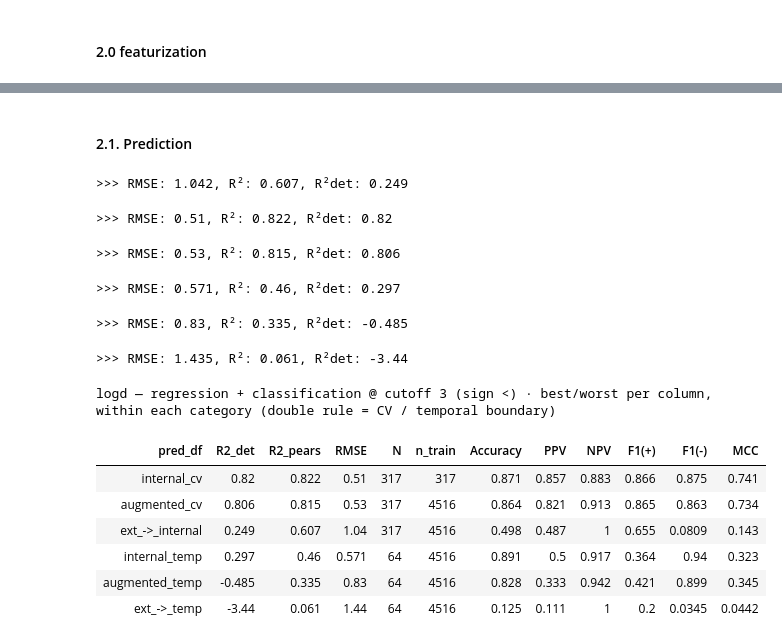
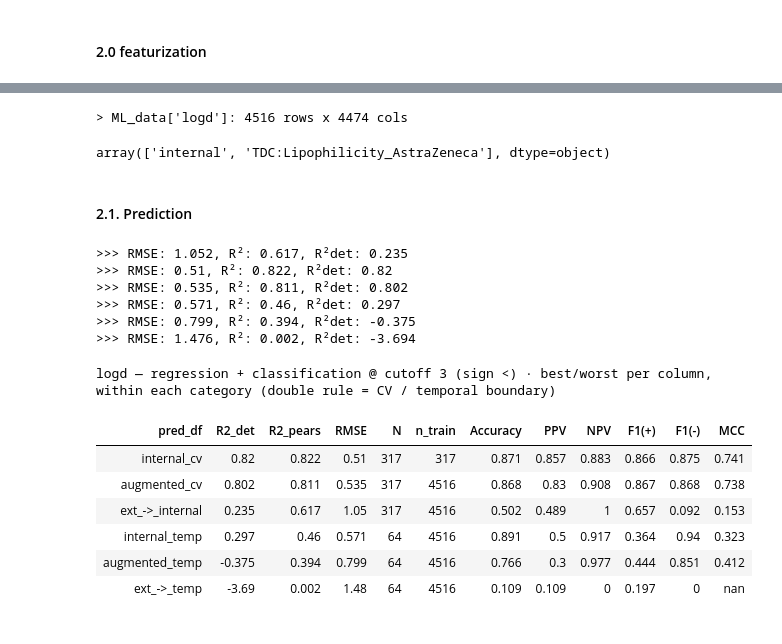
Before and after one commit to gtamo39/ADME_ML, a Jupyter notebook: vignettes/Multitask_adme_preds.ipynb, the cells around one changed output, grey strips where cells are left out. Cells and saved outputs as stored; diff of their text form; code cells hidden in the pictures.

```diff
--- a/vignettes/Multitask_adme_preds.ipynb
+++ b/vignettes/Multitask_adme_preds.ipynb
@@ -546,5 +450,3 @@ sns.despine(); plt.tight_layout(); plt.show()
 ## 2. LogD
 # %% [markdown]
 #### 2.0 featurization
-# %%
-metrics_results['logd'] = {}
@@ -583,2 +453,16 @@ array(['internal', 'TDC:Lipophilicity_AstraZeneca'], dtype=object)
+# %%
+k = 'logd'
+exec('data.build_ML_data_'+k+'()')
+assert stats_tools.check_ML_data(data.ML_data[k], extra_meta_cols=('source', 'origin'),verbose=False)
+data.dfs[k].origin.unique()
+# %% [output]
+> ML_data['logd']: 4516 rows x 4474 cols
+array(['internal', 'TDC:Lipophilicity_AstraZeneca'], dtype=object)
 # %% [markdown]
 #### 2.1. Prediction
+# %%
+## dataset formatting
+d        = data.ML_data[k].assign(_ik=fn.smiles_to_inchikeys(data.ML_data[k].smiles))
+internal = d[d.source == 'internal']
+pub      = d[(d.source == 'EXP') & ~d._ik.isin(set(internal._ik.dropna()))]              # drop internal-twin leaks
+origins  = pub.origin.value_counts().loc[lambda s: s > 1000].index.tolist()
@@ -585,10 +475,8 @@ array(['internal', 'TDC:Lipophilicity_AstraZeneca'], dtype=object)
 # %%
-## dataset formatting
-d        = data.ML_data['logd'].assign(_ik=[Chem.MolToInchiKey(m) if (m := Chem.MolFromSmiles(s)) else None for s in data.ML_data['logd'].smiles])
-internal = d[d.source == 'internal']
-pub      = d[(d.source == 'EXP') & ~d._ik.isin(set(internal._ik.dropna()))]              # drop internal-twin leaks
-origins  = pub.origin.value_counts().loc[lambda s: s > 1000].index.tolist()
-pub_ids  = pub.compound.tolist() #_> [PUB....]
+## select best combo and update
+combo    = [o for o in origins if o in ['TDC:Lipophilicity_AstraZeneca']]
+
+pub_ids  = pub.compound[pub.origin.isin(combo)].tolist() #_> [PUB....]
 int_ids  = internal.compound.to_numpy()
 fold_ids = [[list(int_ids[tr]), list(int_ids[te])] for tr, te in KFold(5, shuffle=True, random_state=42).split(int_ids)]
 fold_ids_aug = [[tr + pub_ids, te] for tr, te in fold_ids] # reuse the internal folds; public added to TRAIN only, never test
@@ -599,29 +487,30 @@ cut      = int(len(order) * 0.8)
 train_temp_ids, test_temp_ids = list(order[:cut]), list(order[cut:])
 # %%
 ## run predictions
-col2rm                  = ['compound', 'smiles', 'label', 'source', 'origin', '_ik']
-metrics_results['logd'] = predict_and_record(d, metrics_results['logd'], 'ext_->_internal', [[pub_ids, int_ids]] , col2rm , model ) # external -> internal
-metrics_results['logd'] = predict_and_record(internal, metrics_results['logd'], 'internal_cv', fold_ids , col2rm , model ) # internal cv
-metrics_results['logd'] = predict_and_record(d, metrics_results['logd'], 'augmented_cv', fold_ids_aug , col2rm , model ) # augmented cv
-metrics_results['logd'] = predict_and_record(d, metrics_results['logd'], 'internal_temp', [[train_temp_ids, test_temp_ids]] , col2rm , model ) # temporal internal
-metrics_results['logd'] = predict_and_record(d, metrics_results['logd'], 'augmented_temp', [[train_temp_ids + pub_ids, test_temp_ids]] , col2rm , model ) # temporal augmented
-metrics_results['logd'] = predict_and_record(d, metrics_results['logd'], 'ext_->_temp', [[pub_ids, test_temp_ids]] , col2rm , model ) # transfer on hold out test set
-logd_summary = endpoint_metrics_table_from_dict(metrics_results['logd'], 'logd')
+metrics_results[k] = {}
+col2rm             = ['compound', 'smiles', 'label', 'source', 'origin', '_ik']
+metrics_results[k] = predict_and_record(d, metrics_results[k], 'ext_->_internal', [[pub_ids, int_ids]] , col2rm , model ) # external -> internal
+metrics_results[k] = predict_and_record(internal, metrics_results[k], 'internal_cv', fold_ids , col2rm , model ) # internal cv
+metrics_results[k] = predict_and_record(d, metrics_results[k], 'augmented_cv', fold_ids_aug , col2rm , model ) # augmented cv
+metrics_results[k] = predict_and_record(d, metrics_results[k], 'internal_temp', [[train_temp_ids, test_temp_ids]] , col2rm , model ) # temporal internal
+metrics_results[k] = predict_and_record(d, metrics_results[k], 'augmented_temp', [[train_temp_ids + pub_ids, test_temp_ids]] , col2rm , model ) # temporal augmented
+metrics_results[k] = predict_and_record(d, metrics_results[k], 'ext_->_temp', [[pub_ids, test_temp_ids]] , col2rm , model ) # transfer on hold out test set
+logd_summary       = endpoint_metrics_table_from_dict(metrics_results[k], k)
 # %% [output]
->>> RMSE: 1.042, R²: 0.607, R²det: 0.249
+>>> RMSE: 1.052, R²: 0.617, R²det: 0.235
+>>> RMSE: 0.51, R²: 0.822, R²det: 0.82
+>>> RMSE: 0.535, R²: 0.811, R²det: 0.802
+>>> RMSE: 0.571, R²: 0.46, R²det: 0.297
+>>> RMSE: 0.799, R²: 0.394, R²det: -0.375
+>>> RMSE: 1.476, R²: 0.002, R²det: -3.694
->>> RMSE: 0.51, R²: 0.822, R²det: 0.82
+logd — regression + classification @ cutoff 3 (sign <) · best/worst per column, within each category (double rule = CV / temporal boundary)
->>> RMSE: 0.53, R²: 0.815, R²det: 0.806
->>> RMSE: 0.571, R²: 0.46, R²det: 0.297
->>> RMSE: 0.83, R²: 0.335, R²det: -0.485
->>> RMSE: 1.435, R²: 0.061, R²det: -3.44
-logd — regression + classification @ cutoff 3 (sign <) · best/worst per column, within each category (double rule = CV / temporal boundary)
 | pred_df | R2_det | R2_pears | RMSE | N | n_train | Accuracy | PPV | NPV | F1(+) | F1(-) | MCC |
 | internal_cv | 0.82 | 0.822 | 0.51 | 317 | 317 | 0.871 | 0.857 | 0.883 | 0.866 | 0.875 | 0.741 |
-| augmented_cv | 0.806 | 0.815 | 0.53 | 317 | 4516 | 0.864 | 0.821 | 0.913 | 0.865 | 0.863 | 0.734 |
-| ext_->_internal | 0.249 | 0.607 | 1.04 | 317 | 4516 | 0.498 | 0.487 | 1 | 0.655 | 0.0809 | 0.143 |
+| augmented_cv | 0.802 | 0.811 | 0.535 | 317 | 4516 | 0.868 | 0.83 | 0.908 | 0.867 | 0.868 | 0.738 |
+| ext_->_internal | 0.235 | 0.617 | 1.05 | 317 | 4516 | 0.502 | 0.489 | 1 | 0.657 | 0.092 | 0.153 |
 | internal_temp | 0.297 | 0.46 | 0.571 | 64 | 4516 | 0.891 | 0.5 | 0.917 | 0.364 | 0.94 | 0.323 |
-| augmented_temp | -0.485 | 0.335 | 0.83 | 64 | 4516 | 0.828 | 0.333 | 0.942 | 0.421 | 0.899 | 0.345 |
-| ext_->_temp | -3.44 | 0.061 | 1.44 | 64 | 4516 | 0.125 | 0.111 | 1 | 0.2 | 0.0345 | 0.0442 |
+| augmented_temp | -0.375 | 0.394 | 0.799 | 64 | 4516 | 0.766 | 0.3 | 0.977 | 0.444 | 0.851 | 0.412 |
+| ext_->_temp | -3.69 | 0.002 | 1.48 | 64 | 4516 | 0.109 | 0.109 | 0 | 0.197 | 0 | nan |
 # %%
 # left: parity for confident predictions (confidence > 0.45); right: confidence vs absolute residual
 fig, (ax1, ax2) = plt.subplots(1, 2, figsize=(11, 5), dpi=120)
```
Also changed, not shown: parts of 87 cells of this notebook, 10 other files.
